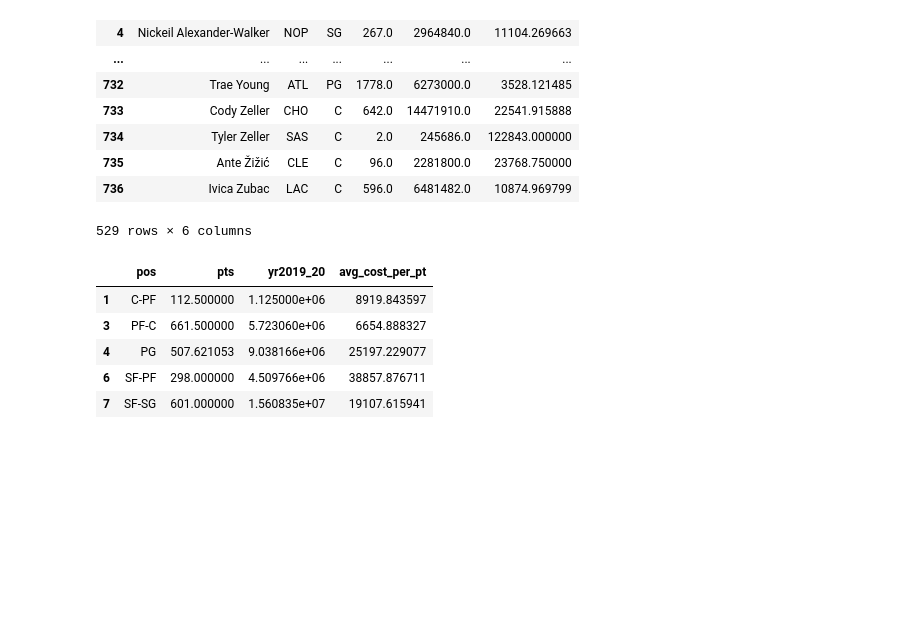
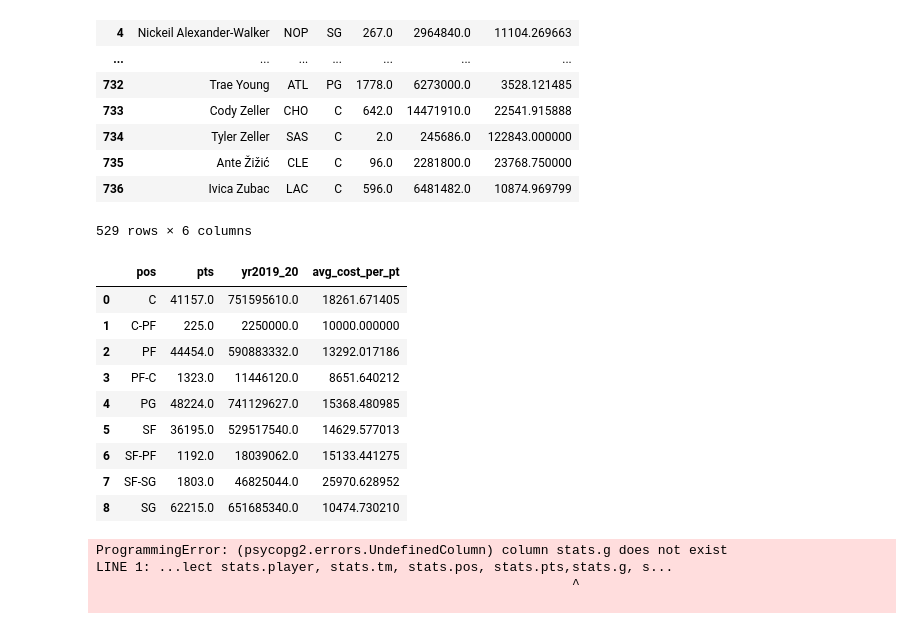
Before and after one commit to HIna-Ahmad/ETL_project, a Jupyter notebook: starter_code.ipynb, the cells around one changed output. Saved outputs shown, nothing was run; the diff lists cells and outputs as text; code cells hidden in the pictures; blank space fills up the shorter version.

Commit message:
fix avg cost per position table

```diff
--- a/starter_code.ipynb
+++ b/starter_code.ipynb
@@ -235,19 +233,30 @@ See the caveats in the documentation: https://pandas.pydata.org/pandas-docs/stab
 529 rows × 6 columns
 # %%
 #Average cost by position
-# nba_sal_clean_position = nba_sal_clean.groupby(["pos"]).sum()
-# nba_sal_clean_position
 
 avg_cost_bypos = nba_sal_clean.groupby("pos")
-avg_cost_bypos_total = avg_cost_bypos.mean().reset_index()
+avg_cost_bypos_total = avg_cost_bypos.sum().reset_index()
+avg_cost_bypos_total = avg_cost_bypos_total.drop("avg_cost_per_pt",axis=1)
+avg_cost_bypos_total["avg_cost_per_pt"]=avg_cost_bypos_total["yr2019_20"]/avg_cost_bypos_total["pts"]
 avg_cost_bypos_total
-
-avg_cost_byposclean=avg_cost_bypos_total.loc[(avg_cost_bypos_total["pos"]=="C-PF")|(avg_cost_bypos_total["pos"]=="PF-C")|(avg_cost_bypos_total["pos"]=="PG")|(avg_cost_bypos_total["pos"]=="SF-PF")|(avg_cost_bypos_total["pos"]=="SF-SG")]
-avg_cost_byposclean
+# avg_cost_byposclean=avg_cost_bypos_total.loc[(avg_cost_bypos_total["pos"]=="C-PF")|(avg_cost_bypos_total["pos"]=="PF-C")|(avg_cost_bypos_total["pos"]=="PG")|(avg_cost_bypos_total["pos"]=="SF-PF")|(avg_cost_bypos_total["pos"]=="SF-SG")]
+# avg_cost_byposclean
 # %% [output]
 |  | pos | pts | yr2019_20 | avg_cost_per_pt |
-| 1 | C-PF | 112.500000 | 1.125000e+06 | 8919.843597 |
-| 3 | PF-C | 661.500000 | 5.723060e+06 | 6654.888327 |
-| 4 | PG | 507.621053 | 9.038166e+06 | 25197.229077 |
-| 6 | SF-PF | 298.000000 | 4.509766e+06 | 38857.876711 |
-| 7 | SF-SG | 601.000000 | 1.560835e+07 | 19107.615941 |
+| 0 | C | 41157.0 | 751595610.0 | 18261.671405 |
+| 1 | C-PF | 225.0 | 2250000.0 | 10000.000000 |
+| 2 | PF | 44454.0 | 590883332.0 | 13292.017186 |
+| 3 | PF-C | 1323.0 | 11446120.0 | 8651.640212 |
+| 4 | PG | 48224.0 | 741129627.0 | 15368.480985 |
+| 5 | SF | 36195.0 | 529517540.0 | 14629.577013 |
+| 6 | SF-PF | 1192.0 | 18039062.0 | 15133.441275 |
+| 7 | SF-SG | 1803.0 | 46825044.0 | 25970.628952 |
+| 8 | SG | 62215.0 | 651685340.0 | 10474.730210 |
+# %%
+nba_sal = pd.read_sql("select stats.player, stats.tm, stats.pos, stats.pts,stats.g, stats.mp, salary.yr2019_20 from stats LEFT JOIN salary on stats.player=salary.player", conn)
+nba_sal
+# %% [output]
+ProgrammingError: (psycopg2.errors.UndefinedColumn) column stats.g does not exist
+LINE 1: ...lect stats.player, stats.tm, stats.pos, stats.pts,stats.g, s...
+                                                             ^
+
```
Also changed, not shown: parts of 1 cell of this notebook.
